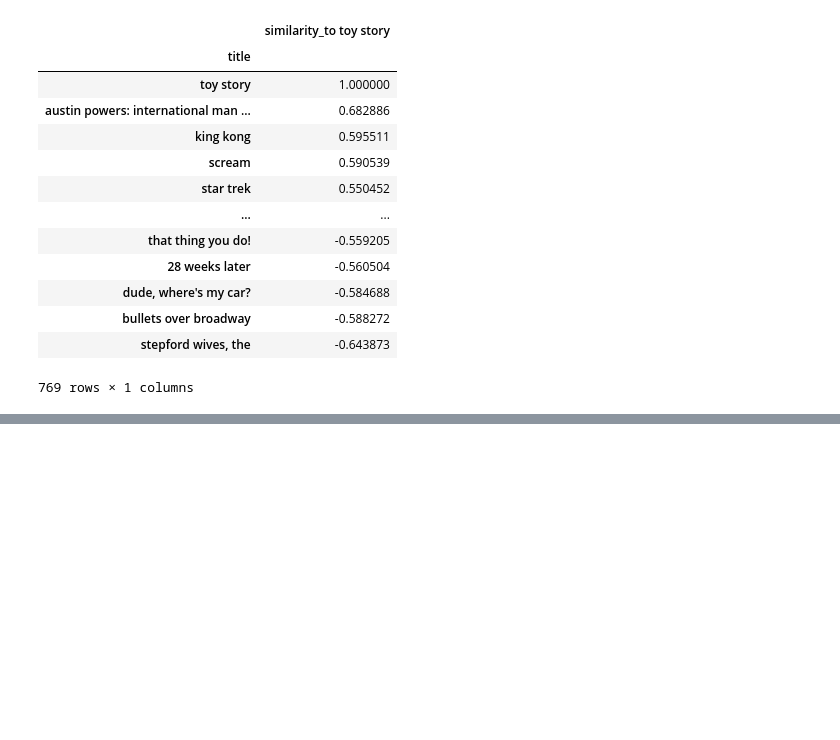
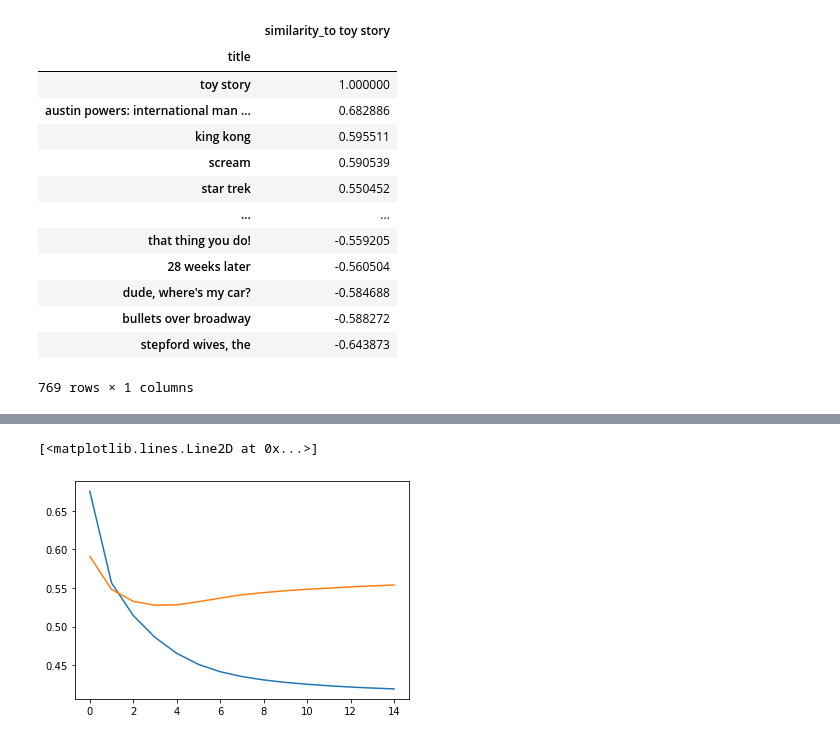
Before and after one commit to olimpia1/sb_boot_camp_ds, a Jupyter notebook: recommendationEngine/Recommendation Engine.ipynb, the cells around one changed output, grey strips where cells are left out. Saved outputs shown, nothing was run; the diff lists cells and outputs as text; code cells hidden in the pictures; blank space fills up the shorter version.

```diff
--- a/recommendationEngine/Recommendation Engine.ipynb
+++ b/recommendationEngine/Recommendation Engine.ipynb
@@ -1261,0 +1288,5 @@ similarity.sort_values(by=key, ascending=False)
+# %%
+mu = df[['movie_id', 'rating']].groupby(by='movie_id').mean().rename(columns={'rating': 'mean_rating'})
+df = df.merge(mu, left_on='movie_id', right_index=True)
+df['y_true'] = df['rating'] - df['mean_rating']
+df
@@ -1261,0 +1307,17 @@ similarity.sort_values(by=key, ascending=False)
+# %%
+# create training and test sets
+
+df_train, df_test = train_test_split(df, test_size=0.1)
+
+df_train = df_train.reset_index(drop='index')
+df_test = df_test.reset_index(drop='index')
+
+user_encoder = LabelEncoder().fit(df['user_id'])
+movie_encoder = LabelEncoder().fit(df['movie_id'])
+
+df_train['u_id'] = user_encoder.transform(df_train['user_id'])
+df_train['m_id'] = movie_encoder.transform(df_train['movie_id'])
+df_test['u_id'] = user_encoder.transform(df_test['user_id'])
+df_test['m_id'] = movie_encoder.transform(df_test['movie_id'])
+
+df_train
@@ -1261,0 +1398,20 @@ similarity.sort_values(by=key, ascending=False)
+# %%
+u_id = df_train['u_id'].to_numpy().reshape(-1, 1)
+m_id = df_train['m_id'].to_numpy().reshape(-1, 1)
+y_true = df_train['y_true'].to_numpy().reshape(-1, 1)
+
+u_id_test = df_test['u_id'].to_numpy().reshape(-1, 1)
+m_id_test = df_test['m_id'].to_numpy().reshape(-1, 1)
+y_true_test = df_test['y_true'].to_numpy().reshape(-1, 1)
+
+
+recommender = get_recommender(df_train)
+
+history = recommender.fit(
+    x=[u_id, m_id],
+    y=y_true,
+    validation_data=[[u_id_test, m_id_test], y_true_test],
+    batch_size=512,
+    epochs=15,
+    verbose=1
+)
@@ -1261,0 +1436,6 @@ similarity.sort_values(by=key, ascending=False)
+# %%
+plt.plot(history.epoch, history.history['loss'])
+plt.plot(history.epoch, history.history['val_loss'])
+# %% [output]
+[<matplotlib.lines.Line2D at 0x...>]
+[figure, added]
```
Also changed, not shown: parts of 27 cells of this notebook.
